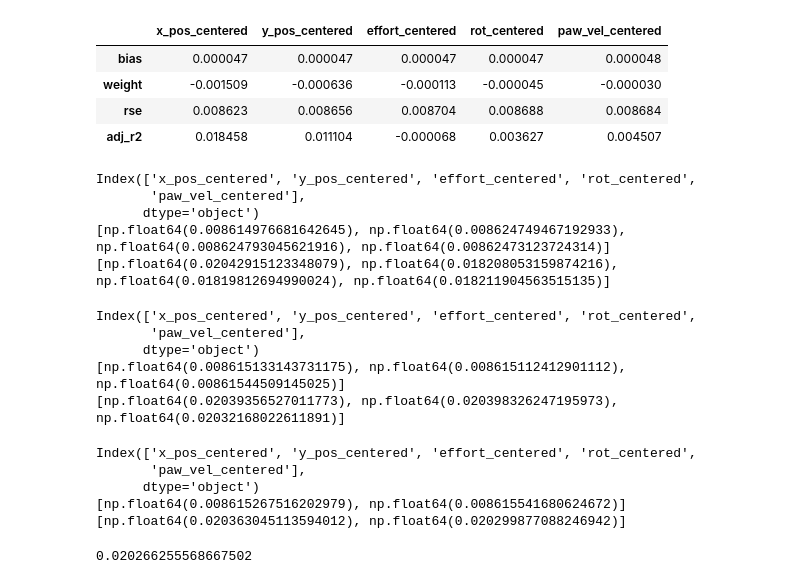
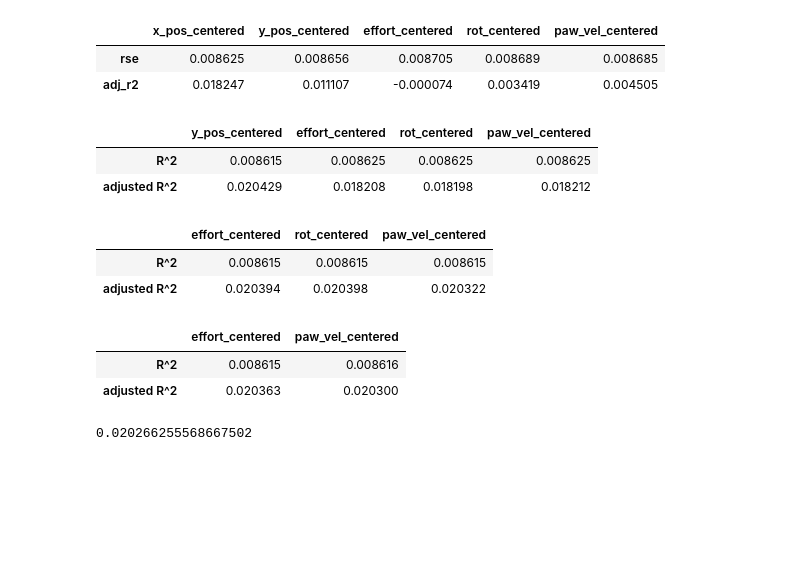
Before and after one commit to Audrey-White324/ista-421-final-project, a Jupyter notebook: white_regression_implementation.ipynb, the cells around one changed output. Drawn from its saved outputs; the diff is of its cells as text; code cells hidden in the pictures; blank space fills up the shorter version.

```diff
--- a/white_regression_implementation.ipynb
+++ b/white_regression_implementation.ipynb
@@ -101,10 +107,5 @@ def simple_reg_for_each_parameter(X_df, y):
     for param in X_df.columns:
         X = X_df[param].to_numpy()
         rse, adj_r2 = k_fold_cross_val(X, y, X.size, 1)
-        weight, bias = linear_regression_gradient_descent(X, y)
-        simple_reg_dict[param] = [bias, weight, rse, adj_r2]
-        plt.figure()
-        plt.scatter(X_df[param], y)
-        plt.axline(xy1=(0,bias), slope=weight)
-        plt.xlabel(param)
+        simple_reg_dict[param] = [rse, adj_r2]
     return simple_reg_dict
@@ -123,11 +149,9 @@ simple = simple_reg_for_each_parameter(X_df, y)
 # %%
-pd.DataFrame(simple, index=['bias', 'weight', 'rse', 'adj_r2']).head()
+pd.DataFrame(simple, index=['rse', 'adj_r2']).head()
 # %% [output]
 |  | x_pos_centered | y_pos_centered | effort_centered | rot_centered | paw_vel_centered |
-| bias | 0.000047 | 0.000047 | 0.000047 | 0.000047 | 0.000048 |
-| weight | -0.001509 | -0.000636 | -0.000113 | -0.000045 | -0.000030 |
-| rse | 0.008623 | 0.008656 | 0.008704 | 0.008688 | 0.008684 |
-| adj_r2 | 0.018458 | 0.011104 | -0.000068 | 0.003627 | 0.004507 |
+| rse | 0.008625 | 0.008656 | 0.008705 | 0.008689 | 0.008685 |
+| adj_r2 | 0.018247 | 0.011107 | -0.000074 | 0.003419 | 0.004505 |
 # %%
 def multiple_linreg(X, y):
     n_samples, n_features = X.shape
@@ -148,15 +168,11 @@ for param in X_df.drop(columns=['x_pos_centered']).columns:
         rse, adj_r2 = k_fold_cross_val(X, y, n_samples, n_features)
         rses.append(rse)
         r2s.append(adj_r2)
-print(X_df.columns)
-print(rses)
-print(r2s)
+pd.DataFrame([rses, r2s], index=['R^2', 'adjusted R^2'], columns=X_df.drop(columns=['x_pos_centered']).columns)
 # %% [output]
-Index(['x_pos_centered', 'y_pos_centered', 'effort_centered', 'rot_centered',
-       'paw_vel_centered'],
-      dtype='object')
-[np.float64(0.008614976681642645), np.float64(0.008624749467192933), np.float64(0.008624793045621916), np.float64(0.00862473123724314)]
-[np.float64(0.02042915123348079), np.float64(0.018208053159874216), np.float64(0.01819812694990024), np.float64(0.018211904563515135)]
+|  | y_pos_centered | effort_centered | rot_centered | paw_vel_centered |
+| R^2 | 0.008615 | 0.008625 | 0.008625 | 0.008625 |
+| adjusted R^2 | 0.020429 | 0.018208 | 0.018198 | 0.018212 |
 # %%
 rses = []
 r2s = []
@@ -168,15 +184,11 @@ for param in X_df.drop(columns=['x_pos_centered', 'y_pos_centered']).columns:
         rse, adj_r2 = k_fold_cross_val(X, y, n_samples, n_features)
         rses.append(rse)
         r2s.append(adj_r2)
-print(X_df.columns)
-print(rses)
-print(r2s)
+pd.DataFrame([rses, r2s], index=['R^2', 'adjusted R^2'], columns=X_df.drop(columns=['x_pos_centered', 'y_pos_centered']).columns)
 # %% [output]
-Index(['x_pos_centered', 'y_pos_centered', 'effort_centered', 'rot_centered',
-       'paw_vel_centered'],
-      dtype='object')
-[np.float64(0.008615133143731175), np.float64(0.008615112412901112), np.float64(0.00861544509145025)]
-[np.float64(0.02039356527011773), np.float64(0.020398326247195973), np.float64(0.02032168022611891)]
+|  | effort_centered | rot_centered | paw_vel_centered |
+| R^2 | 0.008615 | 0.008615 | 0.008615 |
+| adjusted R^2 | 0.020394 | 0.020398 | 0.020322 |
 # %%
 rses = []
 r2s =[]
@@ -188,15 +200,11 @@ for param in X_df.drop(columns=['x_pos_centered', 'y_pos_centered', 'rot_centere
         rse, adj_r2 = k_fold_cross_val(X, y, n_samples, n_features)
         rses.append(rse)
         r2s.append(adj_r2)
-print(X_df.columns)
-print(rses)
-print(r2s)
+pd.DataFrame([rses, r2s], index=['R^2', 'adjusted R^2'], columns=X_df.drop(columns=['x_pos_centered', 'y_pos_centered', 'rot_centered']).columns)
 # %% [output]
-Index(['x_pos_centered', 'y_pos_centered', 'effort_centered', 'rot_centered',
-       'paw_vel_centered'],
-      dtype='object')
-[np.float64(0.008615267516202979), np.float64(0.008615541680624672)]
-[np.float64(0.020363045113594012), np.float64(0.020299877088246942)]
+|  | effort_centered | paw_vel_centered |
+| R^2 | 0.008615 | 0.008616 |
+| adjusted R^2 | 0.020363 | 0.020300 |
 # %%
 weight, bias, rse, r2 = multiple_linreg(X_df.to_numpy(), y)
 print(r2)
```
Also changed, not shown: parts of 13 cells of this notebook.
